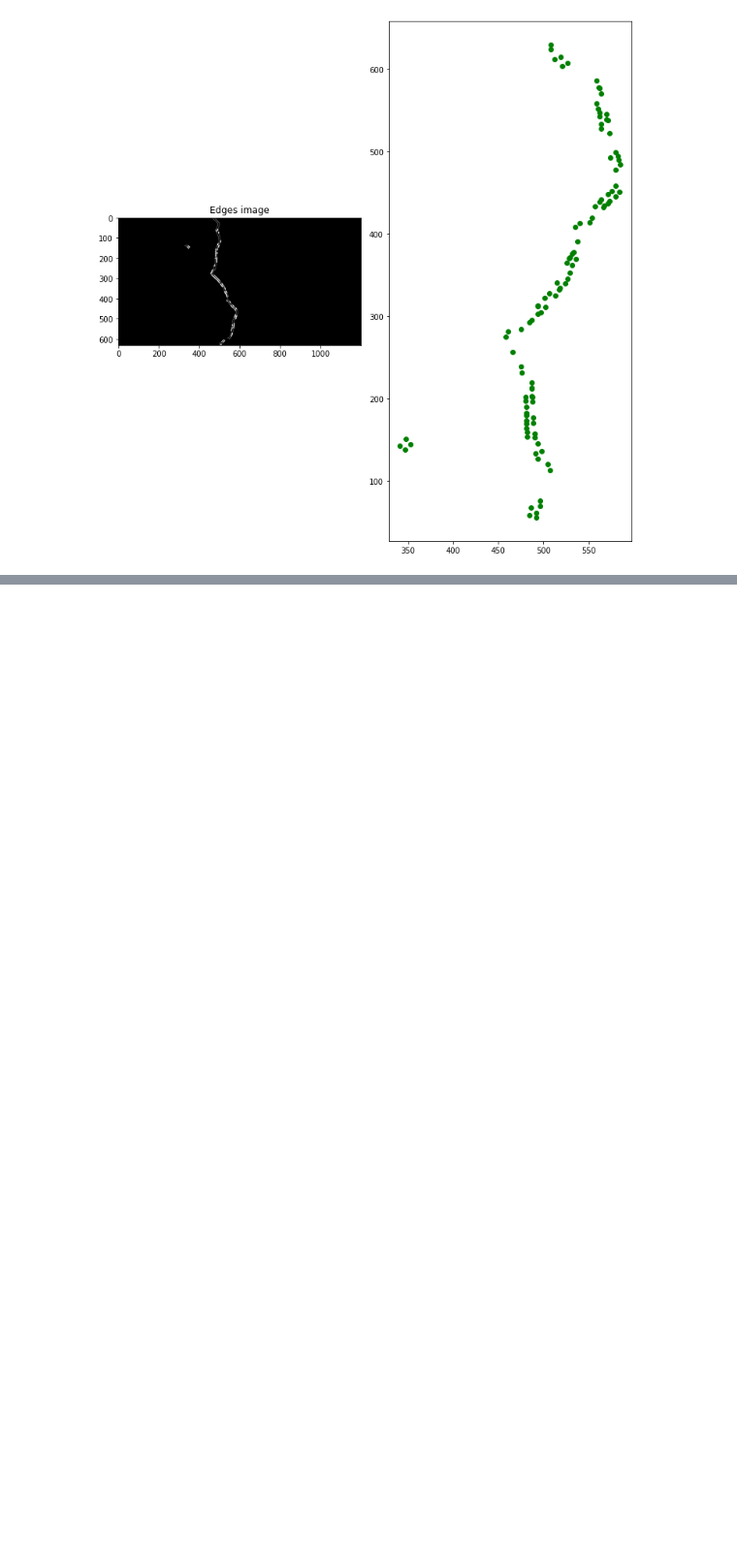
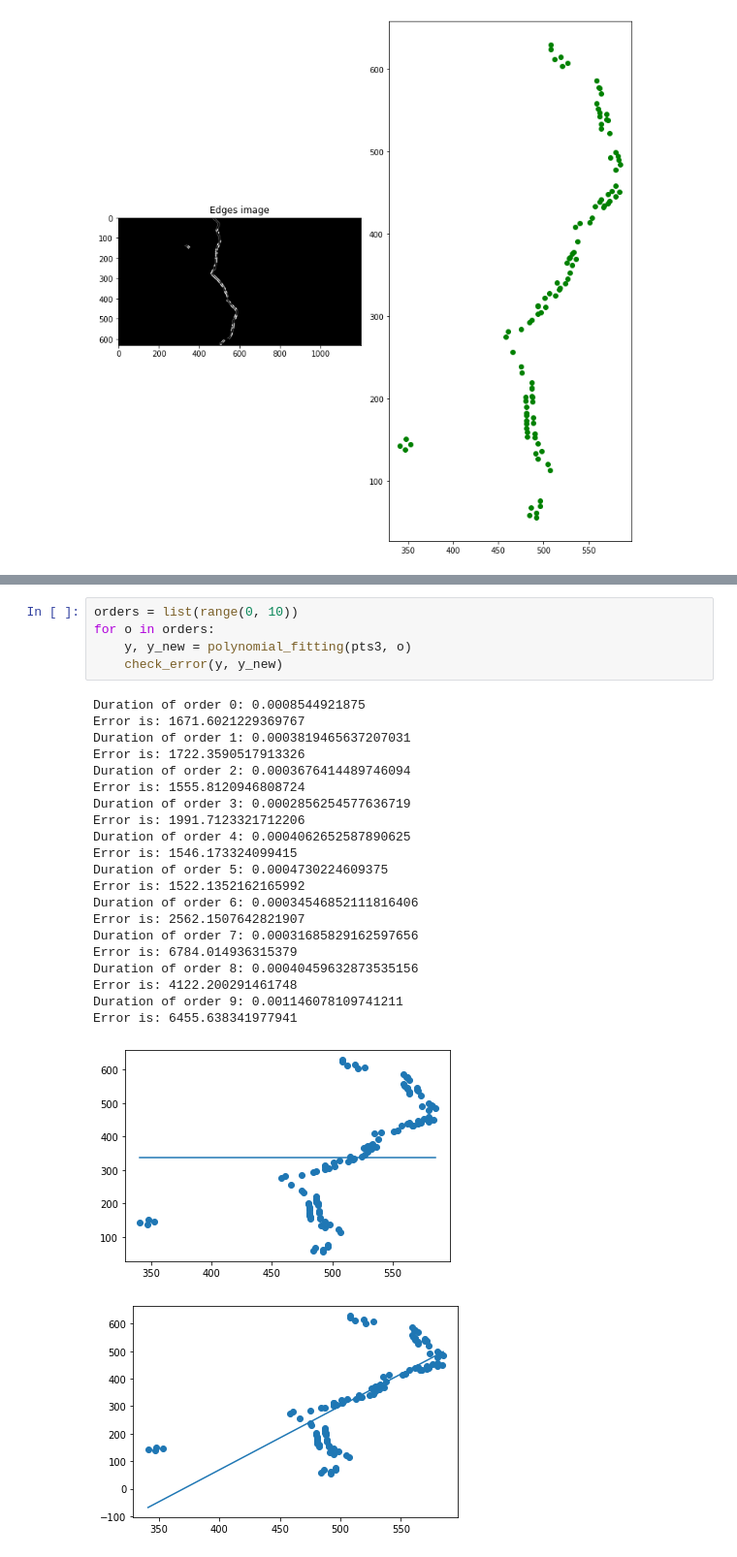
Before and after one commit to fzoric8/ros_utils, a Jupyter notebook: play/CrackManipulation.ipynb, the cells around one changed output, grey strips where cells are left out. Shown at 97% size. Drawn from its saved outputs; the diff is of its cells as text; blank space fills up the shorter version.

```diff
--- a/play/CrackManipulation.ipynb
+++ b/play/CrackManipulation.ipynb
@@ -199,0 +246,28 @@ polynomial_fitting(pts3, 4); polynomial_fitting(pts3, 5); polynomial_fitting(pts
+# %%
+orders = list(range(0, 10))
+for o in orders:
+    y, y_new = polynomial_fitting(pts3, o)
+    check_error(y, y_new)
+# %% [output]
+Duration of order 0: 0.0008544921875
+Error is: 1671.6021229369767
+Duration of order 1: 0.0003819465637207031
+Error is: 1722.3590517913326
+Duration of order 2: 0.0003676414489746094
+Error is: 1555.8120946808724
+Duration of order 3: 0.0002856254577636719
+Error is: 1991.7123321712206
+Duration of order 4: 0.0004062652587890625
+Error is: 1546.173324099415
+Duration of order 5: 0.0004730224609375
+Error is: 1522.1352162165992
+Duration of order 6: 0.00034546852111816406
+Error is: 2562.1507642821907
+Duration of order 7: 0.00031685829162597656
+Error is: 6784.014936315379
+Duration of order 8: 0.00040459632873535156
+Error is: 4122.200291461748
+Duration of order 9: 0.001146078109741211
+Error is: 6455.638341977941
+[figure, added]
+[figure, added]
```
Also changed, not shown: parts of 10 cells of this notebook.
